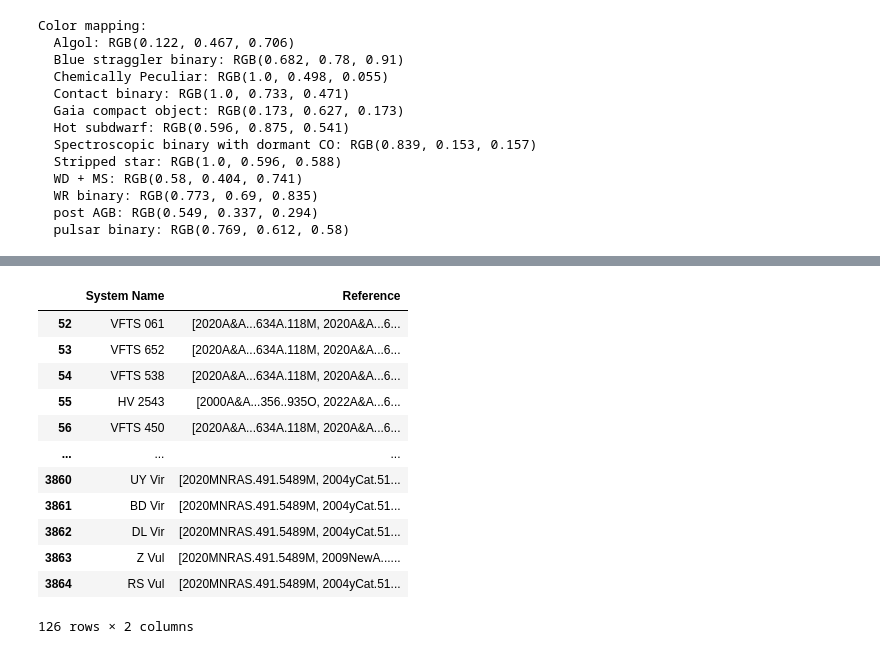
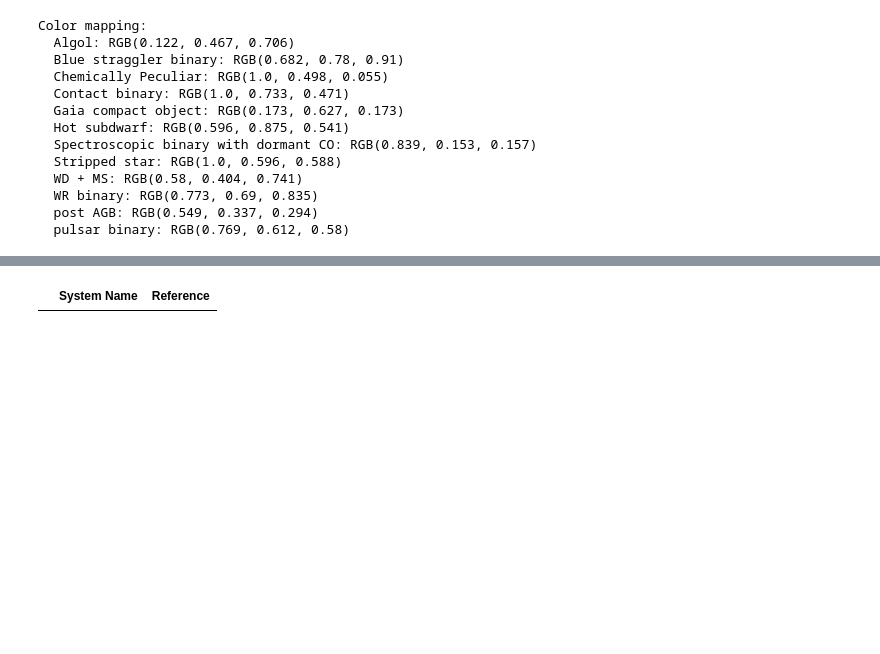
Before and after one commit to binary-observations/post_mt_catalog, a Jupyter notebook: code/data_analysis/Read_and_plot.ipynb, the cells around one changed output, grey strips where cells are left out. Drawn from its saved outputs; the diff is of its cells as text; code cells hidden in the pictures; blank space fills up the shorter version.

```diff
--- a/code/data_analysis/Read_and_plot.ipynb
+++ b/code/data_analysis/Read_and_plot.ipynb
@@ -721,18 +721,6 @@ pd_catalog_data[['System Name', 'Reference','Period', 'Eccentricity', 'M1', 'M2'
 | 50 | SMC AB 7 | 2002MNRAS.333..347N, 2016A&A...59... | [0.0005, 19.56, 0.0005] | [0.02, 0.1, 0.02] | [9.0, 44.0, 26.0] | [5.0, 23.0, 13.0] |
 | 51 | SMC AB 8 | 1990ApJ...348..232M, 2005ApJ...62... | [0.0005, 19.56, 0.0005] | [0.02, 0.1, 0.02] | [25.0, 61.0, 14.0] | [8.0, 19.0, 3.0] |
 # %%
-pd_catalog_data[['System Name', 'Reference' ]][pd_catalog_data['system_class'] == 'Algol']
+pd_catalog_data[['System Name', 'Reference' ]][pd_catalog_data['system_class'] == 'EL CVN']
 # %% [output]
 |  | System Name | Reference |
-| 52 | VFTS 061 | [2020A&A...634A.118M, 2020A&A...6... |
-| 53 | VFTS 652 | [2020A&A...634A.118M, 2020A&A...6... |
-| 54 | VFTS 538 | [2020A&A...634A.118M, 2020A&A...6... |
-| 55 | HV 2543 | [2000A&A...356..935O, 2022A&A...6... |
-| 56 | VFTS 450 | [2020A&A...634A.118M, 2020A&A...6... |
-| ... | ... | ... |
-| 3860 | UY Vir | [2020MNRAS.491.5489M, 2004yCat.51... |
-| 3861 | BD Vir | [2020MNRAS.491.5489M, 2004yCat.51... |
-| 3862 | DL Vir | [2020MNRAS.491.5489M, 2004yCat.51... |
-| 3863 | Z Vul | [2020MNRAS.491.5489M, 2009NewA...... |
-| 3864 | RS Vul | [2020MNRAS.491.5489M, 2004yCat.51... |
-126 rows × 2 columns
```
Also changed, not shown: 4 other files.
